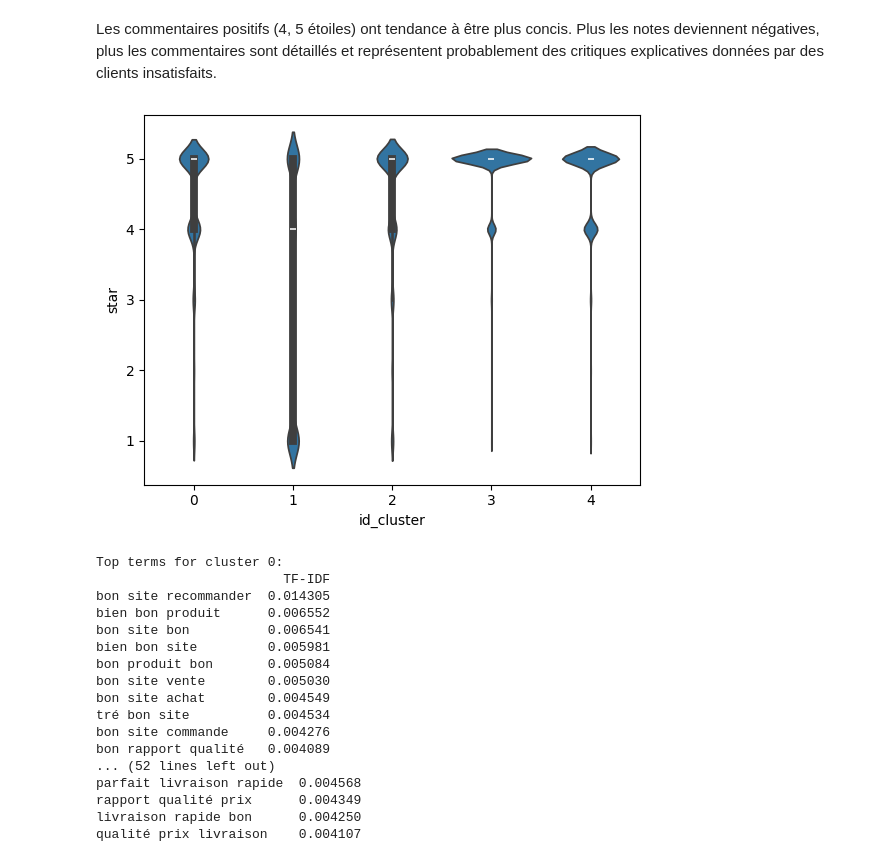
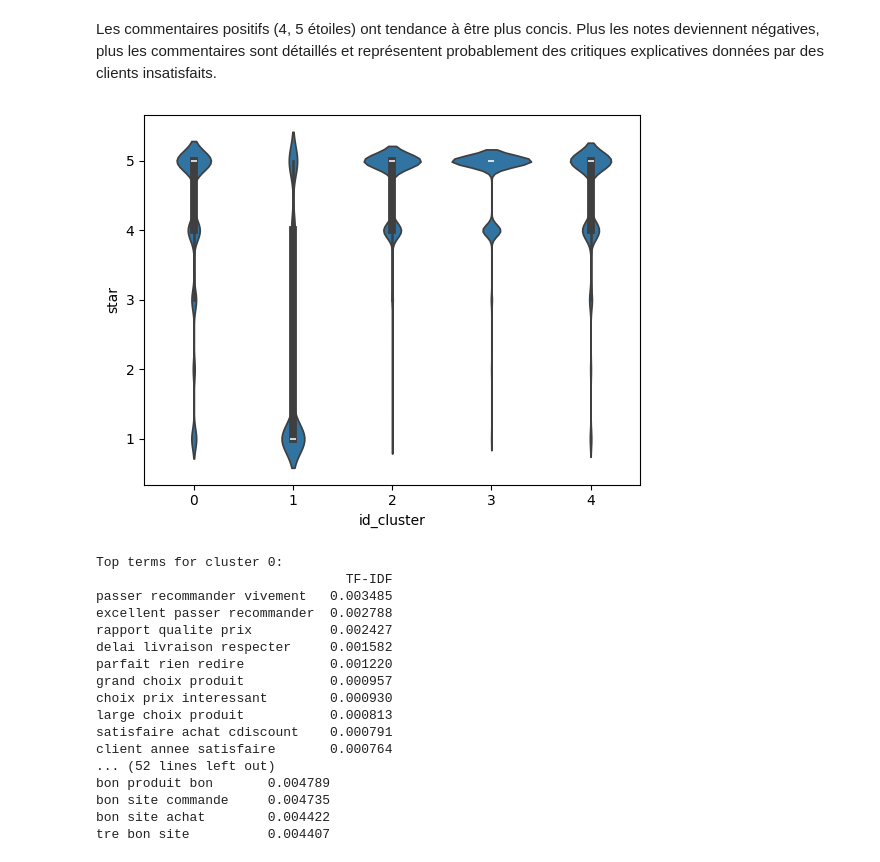
Before and after one commit to Jojocko/NLP-projects-, a Jupyter notebook: jo_supply_chain_project.ipynb, the cells around one changed output. Saved outputs shown, nothing was run; the diff lists cells and outputs as text; code cells hidden in the pictures.

```diff
--- a/jo_supply_chain_project.ipynb
+++ b/jo_supply_chain_project.ipynb
@@ -13,7 +13,7 @@ pd.set_option('display.max_rows', None)
 pd.set_option('display.max_colwidth', None)
 pd.set_option('display.width', 100)
 
-df = pd.read_csv('/content/drive/My Drive/dataset.csv')
+df = pd.read_csv('/content/drive/My Drive/Datasets NLP/dataset_supplychain.csv')
 df.head(5)
 # %% [output]
 |  | Commentaire | star | date | client | reponse | source | company | langage | cleaned_words | ... |
@@ -124,11 +137,15 @@ import nltk
 
 import nltk
 nltk.download('stopwords')
-nltk.download('punkt') # Si vous n'avez pas déjà téléchargé le tokenizer 'punkt'
+nltk.download('punkt')
 
 
 stop_words = set(stopwords.words('french'))
-adverbes = {'très', 'beaucoup', 'bien', 'mal', 'ainsi', 'aussi', 'toujours', 'jamais', 'vraiment', 'particulièrement', 'souvent'}
+
+adverbes = {'très', 'beaucoup', 'bien', 'mal', 'ainsi', 'aussi', 'toujours', 'jamais', 'vraiment', 'particulièrement', 'souvent', 'peu', 'plutôt', 'rarement', 'généralement', 'complètement', 'absolument', 'sérieusement', 'légèrement',
+    'fréquemment', 'énormément', 'directement', 'parfaitement', 'principalement', 'naturellement', 'exactement',
+    'facilement', 'évidemment', 'fondamentalement', 'heureusement', 'malheureusement'}
+
 stop_words.update(adverbes)
 
 # Filtrage des commentaires à 5 étoiles
@@ -264,29 +281,57 @@ plt.show()
 # %% [markdown]
 Les commentaires positifs (4, 5 étoiles) ont tendance à être plus concis.
 Plus les notes deviennent négatives, plus les commentaires sont détaillés et représentent probablement des critiques explicatives données par des clients insatisfaits.
+# %%
+# Traitement des données
+import re
+import unicodedata
+from nltk.tokenize import word_tokenize
+
+def unicode_to_ascii(s):
+    return ''.join(c for c in unicodedata.normalize('NFD', s)
+        if unicodedata.category(c) != 'Mn')
+
+def preprocess_sentence(w):
+    w = unicode_to_ascii(w.lower().strip()) # lower capitalized letters + retire les espaces en début et fin de string (phrases)
+    w = re.sub(r"([?.!,¿])", r" \1 ", w) # ajout d'espaces autour des ponctuations pour les séparer des mots. eg: "he is a boy." => "he is a boy .
+    w = re.sub(r'[" "]+', " ", w) # remplacement des séquences d'espaces multiples par un seul espace
+    w = re.sub(r"[^a-zA-Z?.!]+", " ", w) # suppression de tout caractère qui n'est pas une lettre ou une ponctuation courante
+    w = re.sub(r'\b\w{0,2}\b', '', w) # suppression des mots de moins de trois lettres.
+
+    # remove stopword
+    mots = word_tokenize(w.strip()) # tokénization en mots individuels
+    mots = [mot for mot in mots if mot not in stop_words] # filtrage des mots vides
+    return ' '.join(mots).strip() # reconstruction de la phrase sans les mots vides
+
+df.cleaned_lemma = df.cleaned_lemma.apply(lambda x :preprocess_sentence(x))
 # %%
 # 1ère tentative de clusters complètement déséquilibrés, autre méthode:
 # Vectoriser avec TfidfVectorizer et non pas CountVectorizer , nb de termes min max , mix d'unigramme, bigramme et trigramme
+
+from sklearn.feature_extraction.text import TfidfVectorizer
+from sklearn.cluster import KMeans
 
 min_df = 0.01  # Les termes doivent apparaître dans 1% des docs
 max_df = 0.25  # Les termes ne doivent pas apparaître dans plus de 75% des documents
 
 ngram_range = (1, 3)
+
+stop_words_list = list(stop_words)
 
 tfidf_vectorizer = TfidfVectorizer(min_df=min_df, max_df=max_df, ngram_range=ngram_range, stop_words=stop_words_list)
 
 vec_reponses = tfidf_vectorizer.fit_transform(df.cleaned_lemma)
 
 km = KMeans(n_clusters=5, random_state=42)
 km.fit(vec_reponses)
 
 data = pd.DataFrame({'star': df.star.values})
 data['id_cluster'] = km.labels_
 fig, ax = plt.subplots()
 sns.violinplot(y="star", x="id_cluster", data=data, ax=ax)
 plt.show()
 # %% [output]
-[figure, old version]
+[figure, new version]
 # %%
 # Importance relative des termes des clusters par rapport au corpus
 
@@ -310,19 +355,19 @@ for cluster_num in range(5):
     print("\n")
 # %% [output]
 Top terms for cluster 0:
-                        TF-IDF
-bon site recommander  0.014305
-bien bon produit      0.006552
-bon site bon          0.006541
-bien bon site         0.005981
-bon produit bon       0.005084
-bon site vente        0.005030
-bon site achat        0.004549
-tré bon site          0.004534
-bon site commande     0.004276
-bon rapport qualité   0.004089
+                                TF-IDF
+passer recommander vivement   0.003485
+excellent passer recommander  0.002788
+rapport qualite prix          0.002427
+delai livraison respecter     0.001582
+parfait rien redire           0.001220
+grand choix produit           0.000957
+choix prix interessant        0.000930
+large choix produit           0.000813
+satisfaire achat cdiscount    0.000791
+client annee satisfaire       0.000764
 ... (52 lines left out)
-parfait livraison rapide  0.004568
-rapport qualité prix      0.004349
-livraison rapide bon      0.004250
-qualité prix livraison    0.004107
+bon produit bon       0.004789
+bon site commande     0.004735
+bon site achat        0.004422
+tre bon site          0.004407
```
Also changed, not shown: parts of 17 cells of this notebook.
